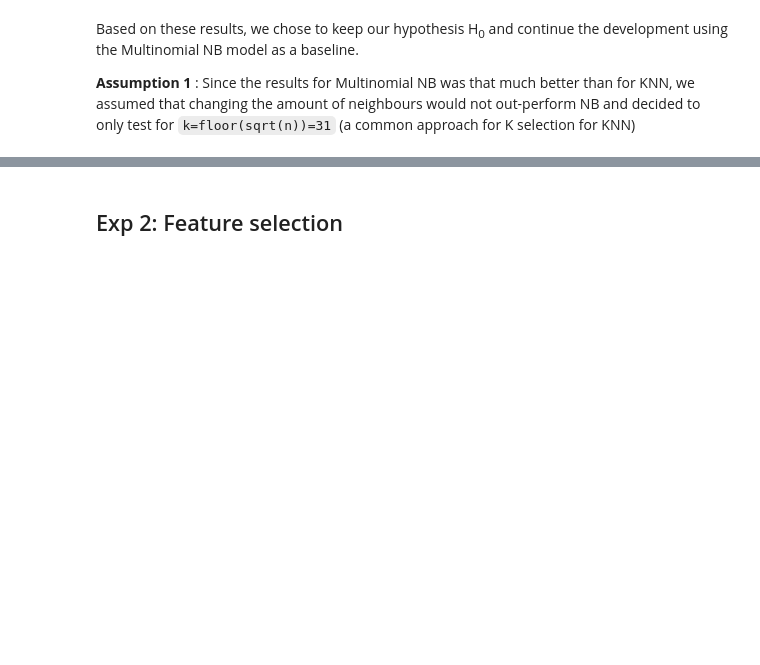
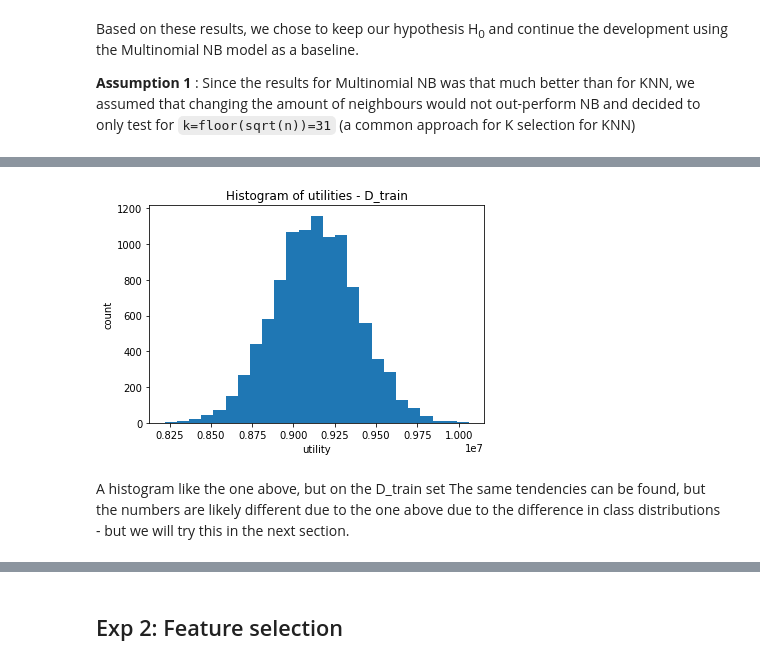
Before and after one commit to Adriyst/ml-society-science, a Jupyter notebook: report.ipynb, the cells around one changed output, grey strips where cells are left out. Saved outputs shown, nothing was run; the diff lists cells and outputs as text; code cells hidden in the pictures; blank space fills up the shorter version.

```diff
--- a/report.ipynb
+++ b/report.ipynb
@@ -189,0 +238,12 @@ Based on these results, we chose to keep our hypothesis H<sub>0</sub> and contin
+# %%
+def create_hist_for_train():
+    plt.hist(get_samples("train"), bins=20)
+    plt.xlabel("utility")
+    plt.ylabel("count")
+    plt.title("Histogram of utilities - D_train")
+# %%
+create_hist_for_train()
+# %% [output]
+[figure, added]
+# %% [markdown]
+A histogram like the one above, but on the D_train set The same tendencies can be found, but the numbers are likely different due to the one above due to the difference in class distributions - but we will try this in the next section.
```
Also changed, not shown: parts of 33 cells of this notebook.
